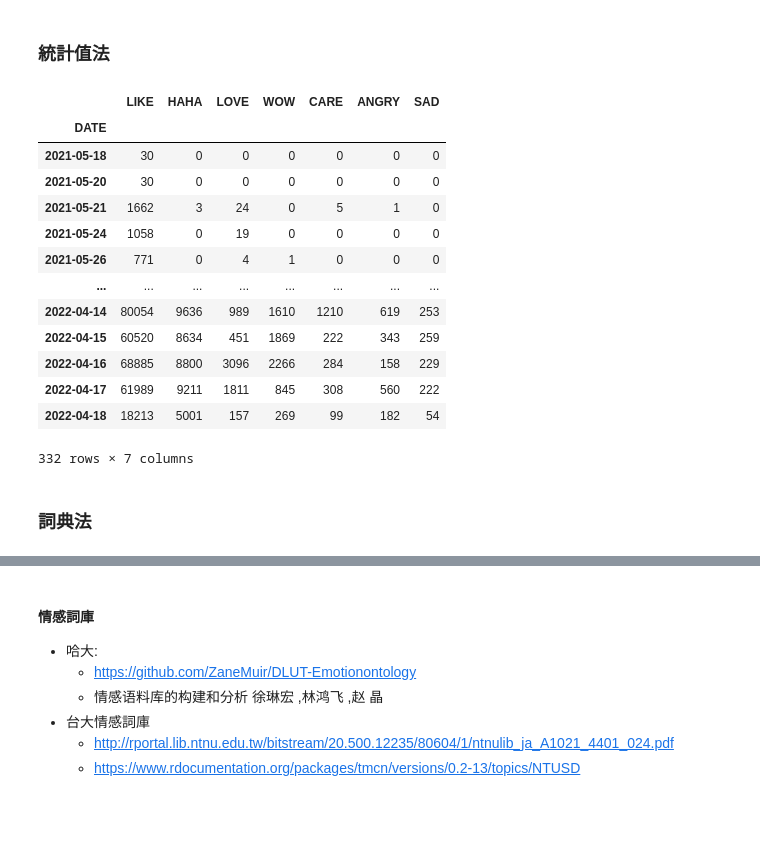
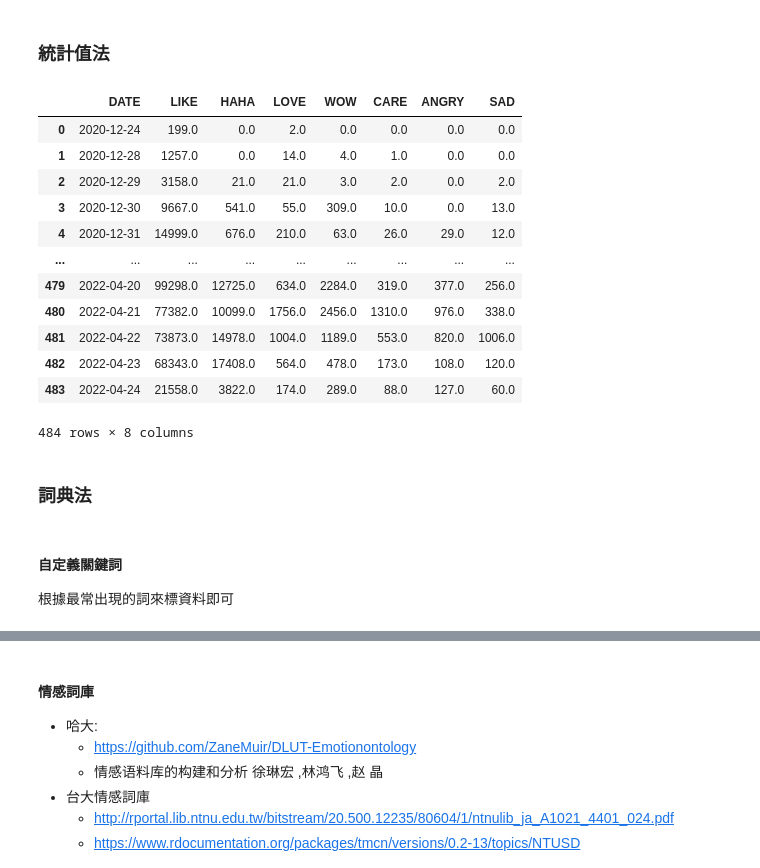
Before and after one commit to tlyu0419/Stock-Prediction-Using-Facebook-Sentiment-with-Python, a Jupyter notebook: 02_Sectiment_analysis.ipynb, the cells around one changed output, grey strips where cells are left out. Cells and saved outputs as stored; diff of their text form; code cells hidden in the pictures; blank space fills up the shorter version.

```diff
--- a/02_Sectiment_analysis.ipynb
+++ b/02_Sectiment_analysis.ipynb
@@ -90,0 +63,5 @@ df.head(5)
+# %%
+# df.to_csv('./data/fanspage_posts/fanspage_posts.csv',index=False)
+# df.to_excel('./data/fanspage_posts/fanspage_posts.xlsx', index=False, engine='xlsxwriter')
+df = pd.read_csv('./data/fanspage_posts/fanspage_posts.csv')
+df
@@ -91,3 +82,8 @@ df.head(5)
+# %%
+df['REACTION_COUNT'] = df['REACTION_COUNT'].astype('int')
+df['COMMENT_COUNT'] = df['COMMENT_COUNT'].astype('int')
+df['SHARE_COUNT'] = df['SHARE_COUNT'].astype('int')
+df['DISPLAYCOMMENTCOUNT'] = df['DISPLAYCOMMENTCOUNT'].astype('int')
 # %%
 df['DATE'] = df['TIME'].apply(lambda x: x[:10])
 df['YM'] = df['DATE'].apply(lambda x: x[:7])
@@ -285,3 +275,20 @@ sns.lmplot(x='MESSAGE_LEN', y='REACTION_COUNT', data = plotdf, hue='NAME', heigh
+# %%
+# remove http...
+df['MESSAGE'] = df['MESSAGE'].apply(lambda x: re.sub(r'http\S+', '', x))
+
+# remove illegal multibyte ex: ❓🤗⭕🤓🤔🤘🦁⭐🆗🆖🈲🤐🤗🤖🤑🆙⏩
+df['MESSAGE'] = df['MESSAGE'].apply(lambda x: re.sub('[^\u4e00-\u9fa50-9A-Za-z\s+]', ' ', x))
+
+# remove \n
+df['MESSAGE'] = df['MESSAGE'].apply(lambda x: re.sub('\n', '', x))
+
+
+
+# remove hash tag...
+df['MESSAGE'] = df['MESSAGE'].apply(lambda x: re.sub(r'#\S+', '', x))
+
+# remove multiplt \s
+df['MESSAGE'] = df['MESSAGE'].apply(lambda x: re.sub('[\s+]{1,}', ' ', x))
 # %% [markdown]
 ### 手動新增
 - jieba 的是詞庫是來自於1995年的人民日報訓練而得，一方面時間距今已久，另方面則是中國的語料庫，跟我們的習慣難免會不一樣，使用時可以適當的添加關鍵詞提升斷詞效果
@@ -304,6 +311,6 @@ array(['中油', '宣布', '配合', '政府', '大宗', '物資', '降稅', '
 # %%
 words = ['存股族', '資金', '瑞幸咖啡', '台中', '資產', '公開', '強強滾', '大盤', '覺得', '佈局', '宅女', '搶買', '投資', '上漲', '後悔', '房地產',
-         '以房養老', '留房養老', '殖利率', '佳世達', '公升', '無鉛汽油']
+         '以房養老', '留房養老', '殖利率', '佳世達', '公升', '無鉛汽油', '陳啟祥', '開始']
 for word in words:
     jieba.add_word(word)
 # %%
@@ -355,19 +365,20 @@ for sent in df['PROC_MESSAGE'][:5]:
 # %% [markdown]
 ### 統計值法
 # %%
-df.groupby('DATE')[['LIKE', 'HAHA', 'LOVE', 'WOW', 'CARE', 'ANGRY', 'SAD']].sum()
+fb_sent = df.groupby('DATE')[['LIKE', 'HAHA', 'LOVE', 'WOW', 'CARE', 'ANGRY', 'SAD']].sum()
+fb_sent = fb_sent.reset_index()
+fb_sent
 # %% [output]
-|  | LIKE | HAHA | LOVE | WOW | CARE | ANGRY | SAD |
-| DATE |  |  |  |  |  |  |  |
-| 2021-05-18 | 30 | 0 | 0 | 0 | 0 | 0 | 0 |
-| 2021-05-20 | 30 | 0 | 0 | 0 | 0 | 0 | 0 |
-| 2021-05-21 | 1662 | 3 | 24 | 0 | 5 | 1 | 0 |
-| 2021-05-24 | 1058 | 0 | 19 | 0 | 0 | 0 | 0 |
-| 2021-05-26 | 771 | 0 | 4 | 1 | 0 | 0 | 0 |
-| ... | ... | ... | ... | ... | ... | ... | ... |
-| 2022-04-14 | 80054 | 9636 | 989 | 1610 | 1210 | 619 | 253 |
-| 2022-04-15 | 60520 | 8634 | 451 | 1869 | 222 | 343 | 259 |
-| 2022-04-16 | 68885 | 8800 | 3096 | 2266 | 284 | 158 | 229 |
-| 2022-04-17 | 61989 | 9211 | 1811 | 845 | 308 | 560 | 222 |
-| 2022-04-18 | 18213 | 5001 | 157 | 269 | 99 | 182 | 54 |
+|  | DATE | LIKE | HAHA | LOVE | WOW | CARE | ANGRY | SAD |
+| 0 | 2020-12-24 | 199.0 | 0.0 | 2.0 | 0.0 | 0.0 | 0.0 | 0.0 |
+| 1 | 2020-12-28 | 1257.0 | 0.0 | 14.0 | 4.0 | 1.0 | 0.0 | 0.0 |
+| 2 | 2020-12-29 | 3158.0 | 21.0 | 21.0 | 3.0 | 2.0 | 0.0 | 2.0 |
+| 3 | 2020-12-30 | 9667.0 | 541.0 | 55.0 | 309.0 | 10.0 | 0.0 | 13.0 |
+| 4 | 2020-12-31 | 14999.0 | 676.0 | 210.0 | 63.0 | 26.0 | 29.0 | 12.0 |
+| ... | ... | ... | ... | ... | ... | ... | ... | ... |
+| 479 | 2022-04-20 | 99298.0 | 12725.0 | 634.0 | 2284.0 | 319.0 | 377.0 | 256.0 |
+| 480 | 2022-04-21 | 77382.0 | 10099.0 | 1756.0 | 2456.0 | 1310.0 | 976.0 | 338.0 |
+| 481 | 2022-04-22 | 73873.0 | 14978.0 | 1004.0 | 1189.0 | 553.0 | 820.0 | 1006.0 |
+| 482 | 2022-04-23 | 68343.0 | 17408.0 | 564.0 | 478.0 | 173.0 | 108.0 | 120.0 |
+| 483 | 2022-04-24 | 21558.0 | 3822.0 | 174.0 | 289.0 | 88.0 | 127.0 | 60.0 |
-332 rows × 7 columns
+484 rows × 8 columns
@@ -374,2 +389,5 @@ df.groupby('DATE')[['LIKE', 'HAHA', 'LOVE', 'WOW', 'CARE', 'ANGRY', 'SAD']].sum(
 # %% [markdown]
 ### 詞典法
+# %% [markdown]
+#### 自定義關鍵詞
+根據最常出現的詞來標資料即可
```
Also changed, not shown: parts of 89 cells of this notebook, 33 other files.
